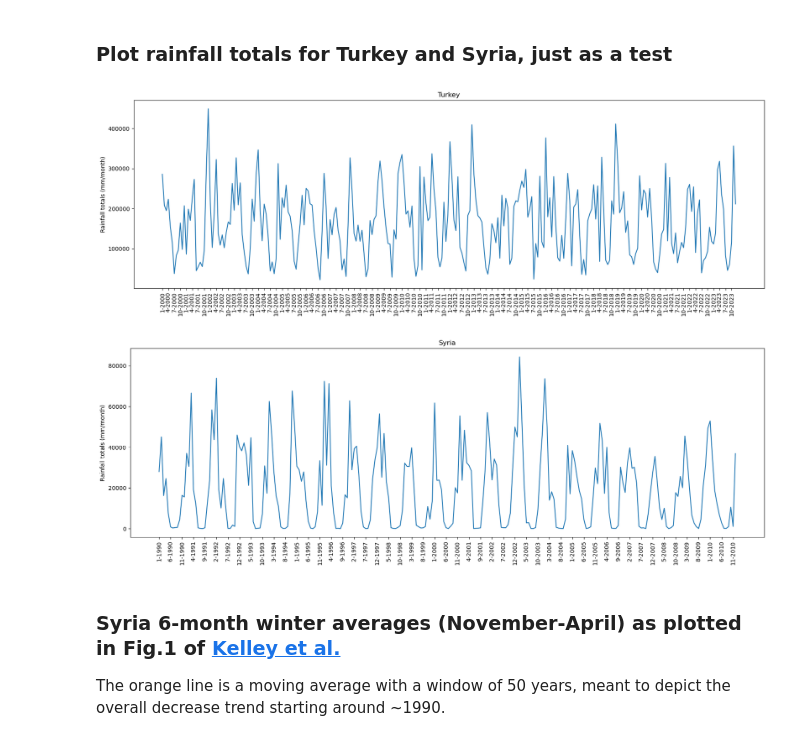
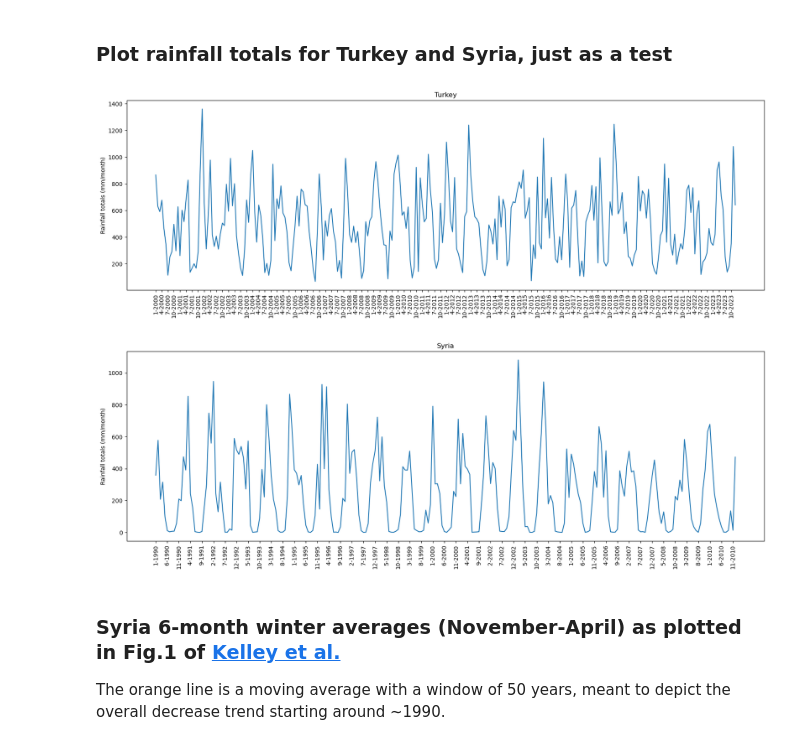
Before and after one commit to ebelchio12/nature-and-conflicts, a Jupyter notebook: EDA/rainfall/rainfall.ipynb, the cells around one changed output. Saved outputs shown, nothing was run; the diff lists cells and outputs as text; code cells hidden in the pictures.

```diff
--- a/EDA/rainfall/rainfall.ipynb
+++ b/EDA/rainfall/rainfall.ipynb
@@ -40,18 +51,18 @@ plt.show()
 # %% [markdown]
 ### Plot rainfall totals for Turkey and Syria, just as a test
 # %%
-t, dates, totals = rainfall.get_country_total((1,12), (2000,2023),'TUR', world)
+t, dates, totals = rainfall.get_country_avg((1,12), (2000,2023),'TUR', world)
 fig, ax = plt.subplots(figsize=(20, 6))
 ax.plot(t, totals)
 ax.set_xticks(t[::3])
 ax.set_xticklabels(dates[::3], rotation=90)
 ax.set_ylabel('Rainfall totals (mm/month)')
 ax.set_title('Turkey')
 plt.show()
 # %% [output]
-[figure, old version]
+[figure, new version]
 # %%
-t, dates, totals = rainfall.get_country_total((1,12), (1990,2010),'SYR', world)
+t, dates, totals = rainfall.get_country_avg((1,12), (1990,2010),'SYR', world)
 fig, ax = plt.subplots(figsize=(20, 6))
 ax.plot(t, totals)
 ax.set_xticks(t[::5])
@@ -60,7 +71,7 @@ ax.set_ylabel('Rainfall totals (mm/month)')
 ax.set_title('Syria')
 plt.show()
 # %% [output]
-[figure, old version]
+[figure, new version]
 # %% [markdown]
 ### Syria 6-month winter averages (November-April) as plotted in Fig.1 of [Kelley et al.](https://www.pnas.org/doi/epdf/10.1073/pnas.1421533112)
 
```
Also changed, not shown: parts of 11 cells of this notebook, 8 other files.
